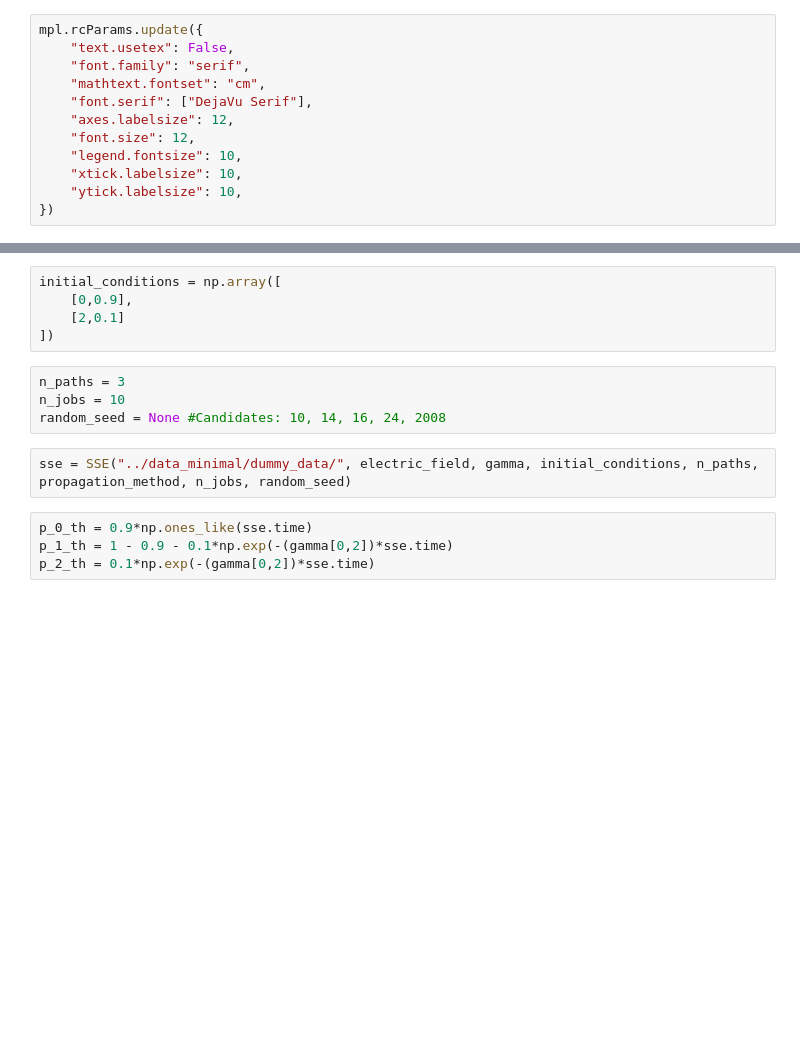
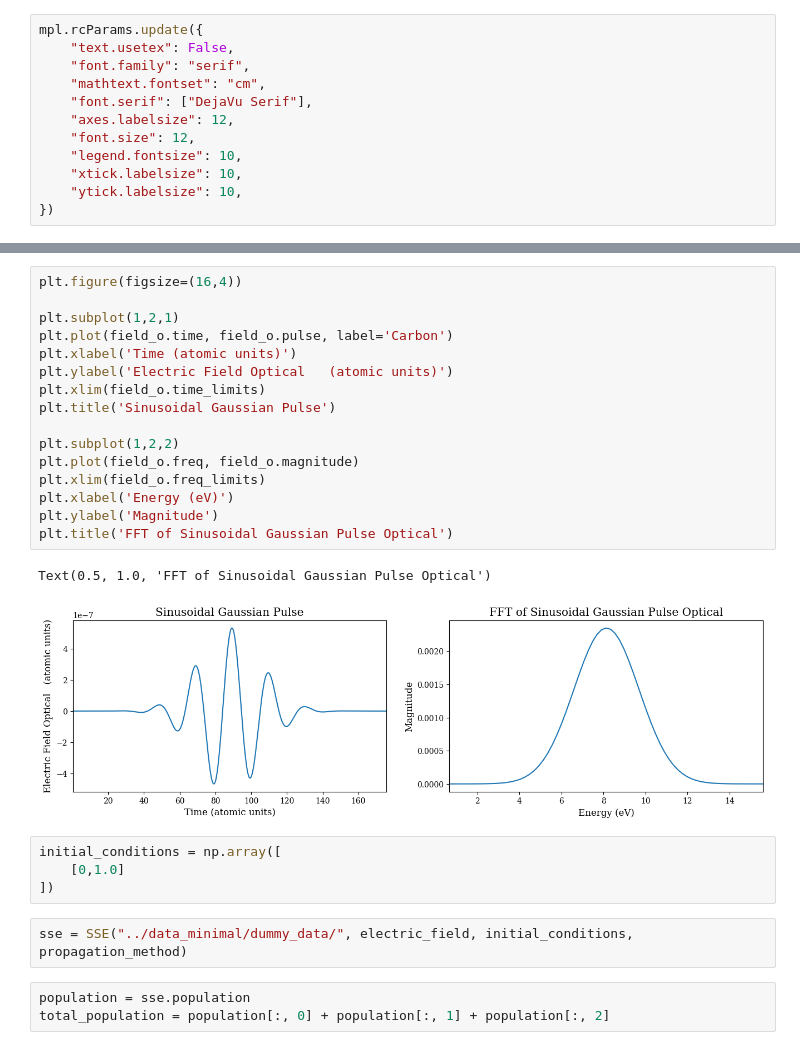
Before and after one commit to Spoksonat/pysse, a Jupyter notebook: notebooks/SSE_third_test.ipynb, the cells around one changed output, grey strips where cells are left out. Saved outputs shown, nothing was run; the diff lists cells and outputs as text; blank space fills up the shorter version.

```diff
--- a/notebooks/SSE_third_test.ipynb
+++ b/notebooks/SSE_third_test.ipynb
@@ -68,15 +82,28 @@ gamma = np.array([
+# %%
+plt.figure(figsize=(16,4))
+
+plt.subplot(1,2,1)
+plt.plot(field_o.time, field_o.pulse, label='Carbon')
+plt.xlabel('Time (atomic units)')
+plt.ylabel('Electric Field Optical   (atomic units)')
+plt.xlim(field_o.time_limits)
+plt.title('Sinusoidal Gaussian Pulse')
+
+plt.subplot(1,2,2)
+plt.plot(field_o.freq, field_o.magnitude)
+plt.xlim(field_o.freq_limits)
+plt.xlabel('Energy (eV)')
+plt.ylabel('Magnitude')
+plt.title('FFT of Sinusoidal Gaussian Pulse Optical')
+# %% [output]
+Text(0.5, 1.0, 'FFT of Sinusoidal Gaussian Pulse Optical')
+[figure, added]
 # %%
 initial_conditions = np.array([
-    [0,0.9],
-    [2,0.1]
+    [0,1.0]
 ])
-# %%
-n_paths = 3
-n_jobs = 10
-random_seed = None #Candidates: 10, 14, 16, 24, 2008
 # %%
-sse = SSE("../data_minimal/dummy_data/", electric_field, gamma, initial_conditions, n_paths, propagation_method, n_jobs, random_seed)
+sse = SSE("../data_minimal/dummy_data/", electric_field, initial_conditions, propagation_method)
 # %%
-p_0_th = 0.9*np.ones_like(sse.time)
-p_1_th = 1 - 0.9 - 0.1*np.exp(-(gamma[0,2])*sse.time)
-p_2_th = 0.1*np.exp(-(gamma[0,2])*sse.time)
+population = sse.population
+total_population = population[:, 0] + population[:, 1] + population[:, 2]
```
Also changed, not shown: parts of 11 cells of this notebook, 12 other files.
